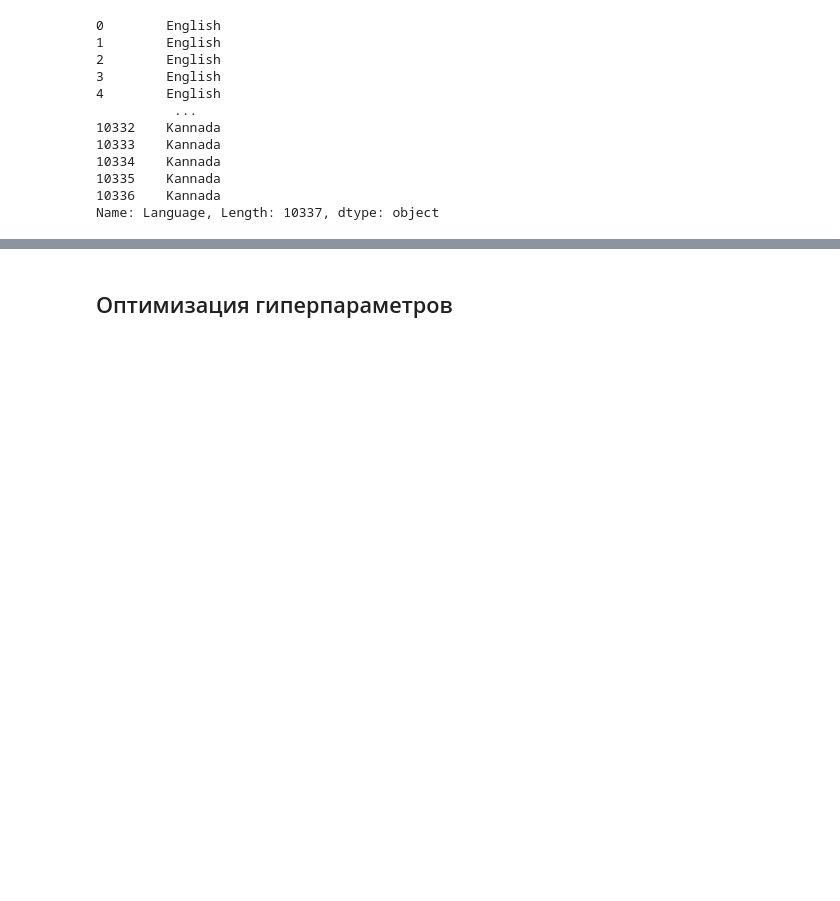
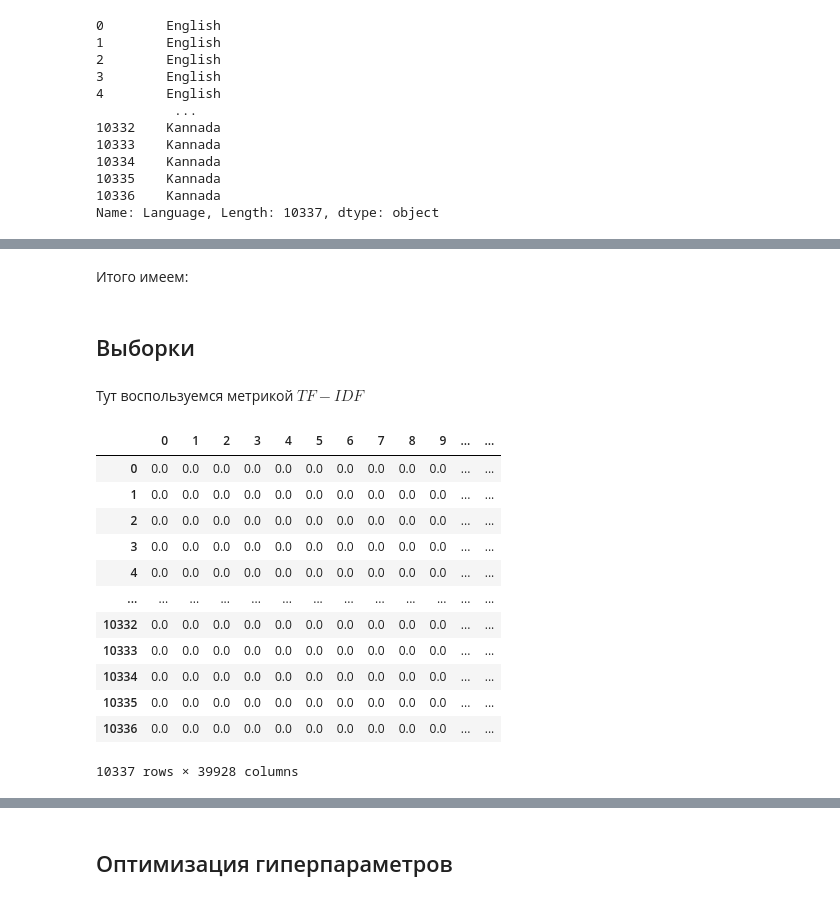
Before and after one commit to vdovetzi/NLP_Language_Detection, a Jupyter notebook: NLP_Project.ipynb, the cells around one changed output, grey strips where cells are left out. Saved outputs shown, nothing was run; the diff lists cells and outputs as text; code cells hidden in the pictures; blank space fills up the shorter version.

```diff
--- a/NLP_Project.ipynb
+++ b/NLP_Project.ipynb
@@ -239,0 +292,2 @@ Length: 10337, dtype: object
+# %% [markdown]
+Итого имеем:
@@ -239,0 +301,26 @@ Length: 10337, dtype: object
+# %% [markdown]
+## Выборки
+# %% [markdown]
+Тут воспользуемся метрикой $TF-IDF$
+# %%
+tfid=TfidfVectorizer()
+PipelineModel = Pipeline([('tfid',tfid)])
+x = dataset["Text"]
+X1 = PipelineModel.fit_transform(x)
+X1 = pd.DataFrame.sparse.from_spmatrix(X1)
+# %%
+X1
+# %% [output]
+|  | 0 | 1 | 2 | 3 | 4 | 5 | 6 | 7 | 8 | 9 | ... | ... |
+| 0 | 0.0 | 0.0 | 0.0 | 0.0 | 0.0 | 0.0 | 0.0 | 0.0 | 0.0 | 0.0 | ... | ... |
+| 1 | 0.0 | 0.0 | 0.0 | 0.0 | 0.0 | 0.0 | 0.0 | 0.0 | 0.0 | 0.0 | ... | ... |
+| 2 | 0.0 | 0.0 | 0.0 | 0.0 | 0.0 | 0.0 | 0.0 | 0.0 | 0.0 | 0.0 | ... | ... |
+| 3 | 0.0 | 0.0 | 0.0 | 0.0 | 0.0 | 0.0 | 0.0 | 0.0 | 0.0 | 0.0 | ... | ... |
+| 4 | 0.0 | 0.0 | 0.0 | 0.0 | 0.0 | 0.0 | 0.0 | 0.0 | 0.0 | 0.0 | ... | ... |
+| ... | ... | ... | ... | ... | ... | ... | ... | ... | ... | ... | ... | ... |
+| 10332 | 0.0 | 0.0 | 0.0 | 0.0 | 0.0 | 0.0 | 0.0 | 0.0 | 0.0 | 0.0 | ... | ... |
+| 10333 | 0.0 | 0.0 | 0.0 | 0.0 | 0.0 | 0.0 | 0.0 | 0.0 | 0.0 | 0.0 | ... | ... |
+| 10334 | 0.0 | 0.0 | 0.0 | 0.0 | 0.0 | 0.0 | 0.0 | 0.0 | 0.0 | 0.0 | ... | ... |
+| 10335 | 0.0 | 0.0 | 0.0 | 0.0 | 0.0 | 0.0 | 0.0 | 0.0 | 0.0 | 0.0 | ... | ... |
+| 10336 | 0.0 | 0.0 | 0.0 | 0.0 | 0.0 | 0.0 | 0.0 | 0.0 | 0.0 | 0.0 | ... | ... |
+10337 rows × 39928 columns
```
Also changed, not shown: parts of 53 cells of this notebook.
